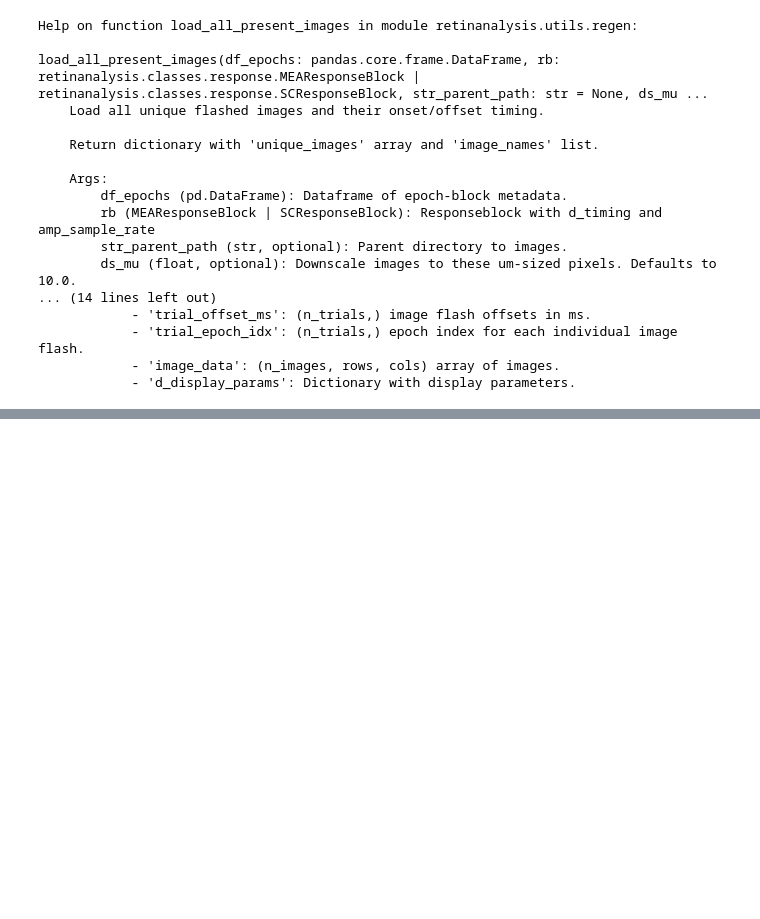
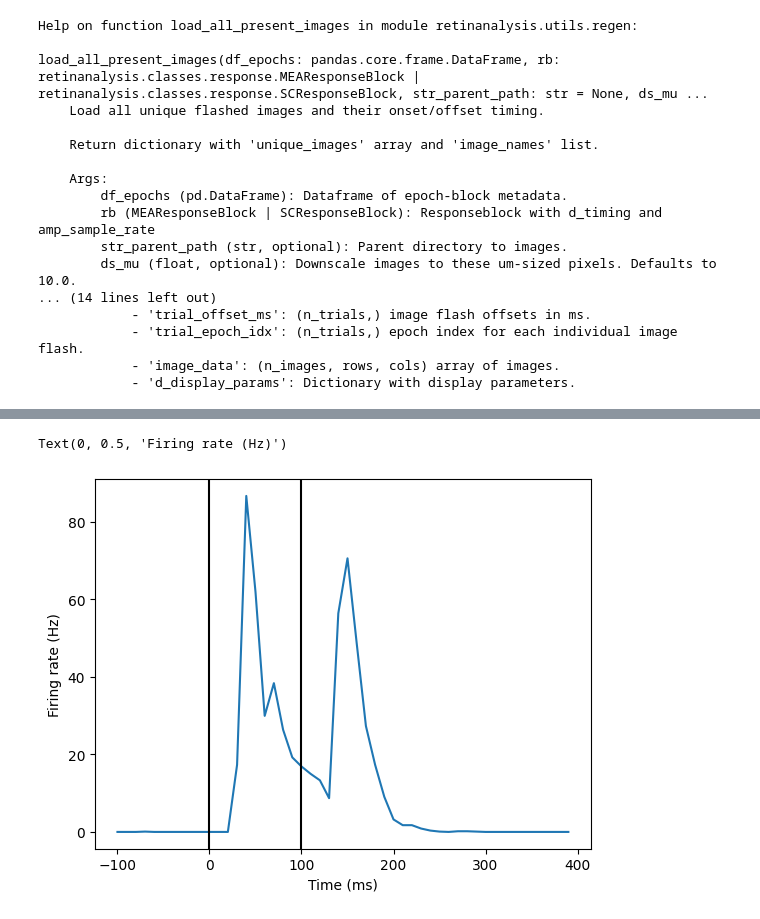
Before and after one commit to DRezeanu/retinanalysis, a Jupyter notebook: demos/3_presentimages_demo.ipynb, the cells around one changed output, grey strips where cells are left out. Saved outputs shown, nothing was run; the diff lists cells and outputs as text; code cells hidden in the pictures; blank space fills up the shorter version.

```diff
--- a/demos/3_presentimages_demo.ipynb
+++ b/demos/3_presentimages_demo.ipynb
@@ -121,0 +211,11 @@ TODO: Utility function for making PSTH of (cell, image trials, time)
+# %%
+# Average psth across all images
+time = split_psth_xr['time_ms'].values
+plt.plot(time, split_psth_xr.sel(cell_id=480).mean(dim='image_path'))
+plt.axvline(split_psth_xr.attrs['onset_ms'], c='k')
+plt.axvline(split_psth_xr.attrs['offset_ms'], c='k')
+plt.xlabel('Time (ms)')
+plt.ylabel('Firing rate (Hz)')
+# %% [output]
+Text(0, 0.5, 'Firing rate (Hz)')
+[figure, added]
```
Also changed, not shown: parts of 10 cells of this notebook.
